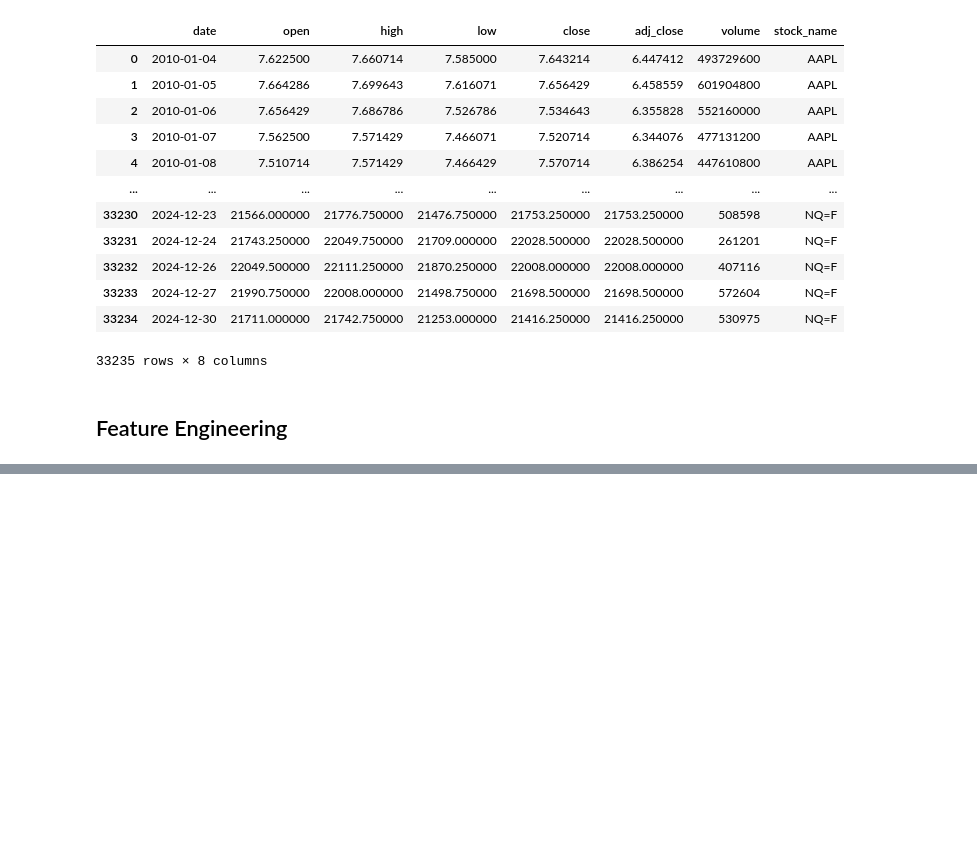
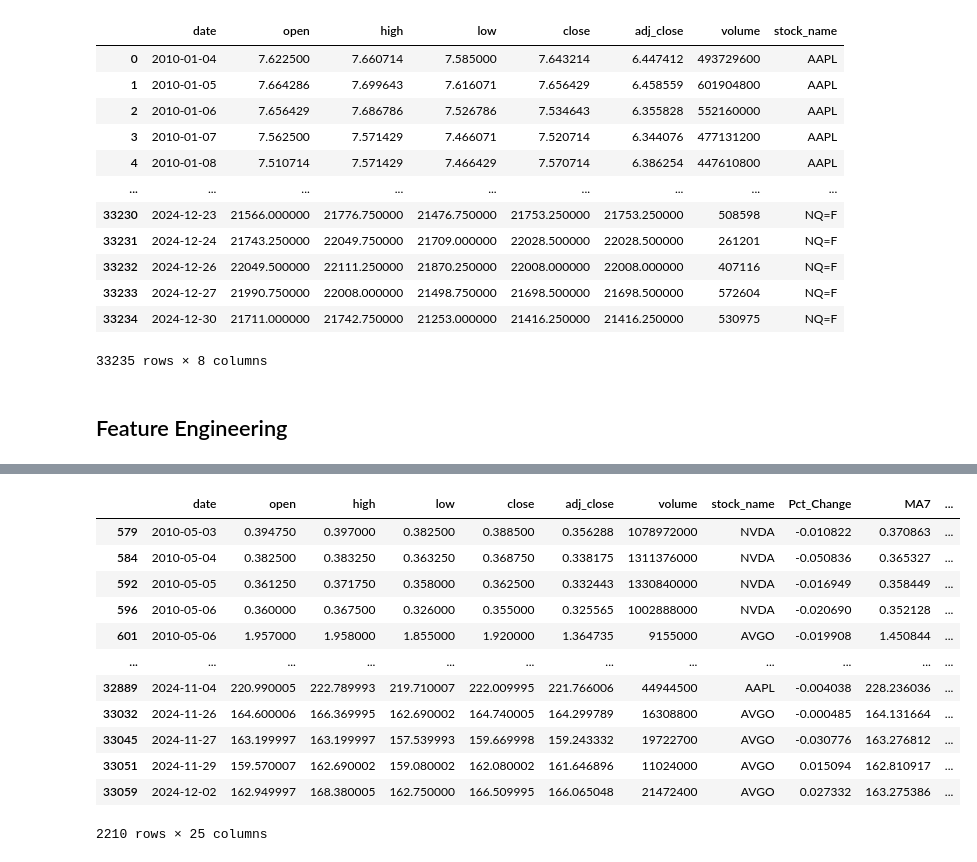
Before and after one commit to duranyi46/PredictStock_TA, a Jupyter notebook: notebooks/modelling.ipynb, the cells around one changed output, grey strips where cells are left out. Saved outputs shown, nothing was run; the diff lists cells and outputs as text; code cells hidden in the pictures; blank space fills up the shorter version.

```diff
--- a/notebooks/modelling.ipynb
+++ b/notebooks/modelling.ipynb
@@ -151,3 +152,40 @@ X_train, X_test, y_train, y_test = train_test_split(X_lstm, y_lstm, test_size=0.
+# %%
+# Hedef değişkeni oluştur (Buy, Sell, Hold)
+def get_signal(df):
+    conditions = [
+        (df['RSI'] < 30),  # Buy condition
+        (df['RSI'] > 70)  # Sell condition
+    ]
+    choices = ['Buy', 'Sell']
+    df['Signal'] = np.select(conditions, choices, default='Hold')
+    return df
+
+data = get_signal(data)
+
+# Girdi ve hedef değişkenlerini ayıralım
+X = data[['Pct_Change', 'MA7', 'MA30', 'Momentum', 'BB_Upper', 'BB_Lower', 'MACD', 'Signal_Line', 'Volatility', 'OBV', 'Williams_%R', 'stock_name_encoded']]
+y = data['Signal']
+
+# Label Encoding (y'yi sayısal hale getirmek için)
+label_encoder2 = LabelEncoder()
+y = label_encoder2.fit_transform(y)
+
+# Veriyi normalleştirme
+scaler = StandardScaler()
+X = scaler.fit_transform(X)
+
+# LSTM modeline uygun hale getirmek için veriyi yeniden şekillendirelim
+def reshape_for_lstm(X, y, time_steps=30):
+    X_lstm, y_lstm = [], []
+    for i in range(len(X) - time_steps):
+        X_lstm.append(X[i:i + time_steps, :])
+        y_lstm.append(y[i + time_steps])
+    return np.array(X_lstm), np.array(y_lstm)
+
+# 30 günlük zaman penceresi ile veriyi LSTM'e uygun hale getirelim
+X_lstm, y_lstm = reshape_for_lstm(X, y)
+
+X_train, X_test, y_train, y_test = train_test_split(X_lstm, y_lstm, test_size=0.2, random_state=42)
 # %%
 model = Sequential()
 
@@ -244,0 +288,16 @@ weighted avg       0.71      0.71      0.71      9953
+# %%
+data[data['RSI'] < 30]
+# %% [output]
+|  | date | open | high | low | close | adj_close | volume | stock_name | Pct_Change | MA7 | ... |
+| 579 | 2010-05-03 | 0.394750 | 0.397000 | 0.382500 | 0.388500 | 0.356288 | 1078972000 | NVDA | -0.010822 | 0.370863 | ... |
+| 584 | 2010-05-04 | 0.382500 | 0.383250 | 0.363250 | 0.368750 | 0.338175 | 1311376000 | NVDA | -0.050836 | 0.365327 | ... |
+| 592 | 2010-05-05 | 0.361250 | 0.371750 | 0.358000 | 0.362500 | 0.332443 | 1330840000 | NVDA | -0.016949 | 0.358449 | ... |
+| 596 | 2010-05-06 | 0.360000 | 0.367500 | 0.326000 | 0.355000 | 0.325565 | 1002888000 | NVDA | -0.020690 | 0.352128 | ... |
+| 601 | 2010-05-06 | 1.957000 | 1.958000 | 1.855000 | 1.920000 | 1.364735 | 9155000 | AVGO | -0.019908 | 1.450844 | ... |
+| ... | ... | ... | ... | ... | ... | ... | ... | ... | ... | ... | ... |
+| 32889 | 2024-11-04 | 220.990005 | 222.789993 | 219.710007 | 222.009995 | 221.766006 | 44944500 | AAPL | -0.004038 | 228.236036 | ... |
+| 33032 | 2024-11-26 | 164.600006 | 166.369995 | 162.690002 | 164.740005 | 164.299789 | 16308800 | AVGO | -0.000485 | 164.131664 | ... |
+| 33045 | 2024-11-27 | 163.199997 | 163.199997 | 157.539993 | 159.669998 | 159.243332 | 19722700 | AVGO | -0.030776 | 163.276812 | ... |
+| 33051 | 2024-11-29 | 159.570007 | 162.690002 | 159.080002 | 162.080002 | 161.646896 | 11024000 | AVGO | 0.015094 | 162.810917 | ... |
+| 33059 | 2024-12-02 | 162.949997 | 168.380005 | 162.750000 | 166.509995 | 166.065048 | 21472400 | AVGO | 0.027332 | 163.275386 | ... |
+2210 rows × 25 columns
```
Also changed, not shown: parts of 5 cells of this notebook.
